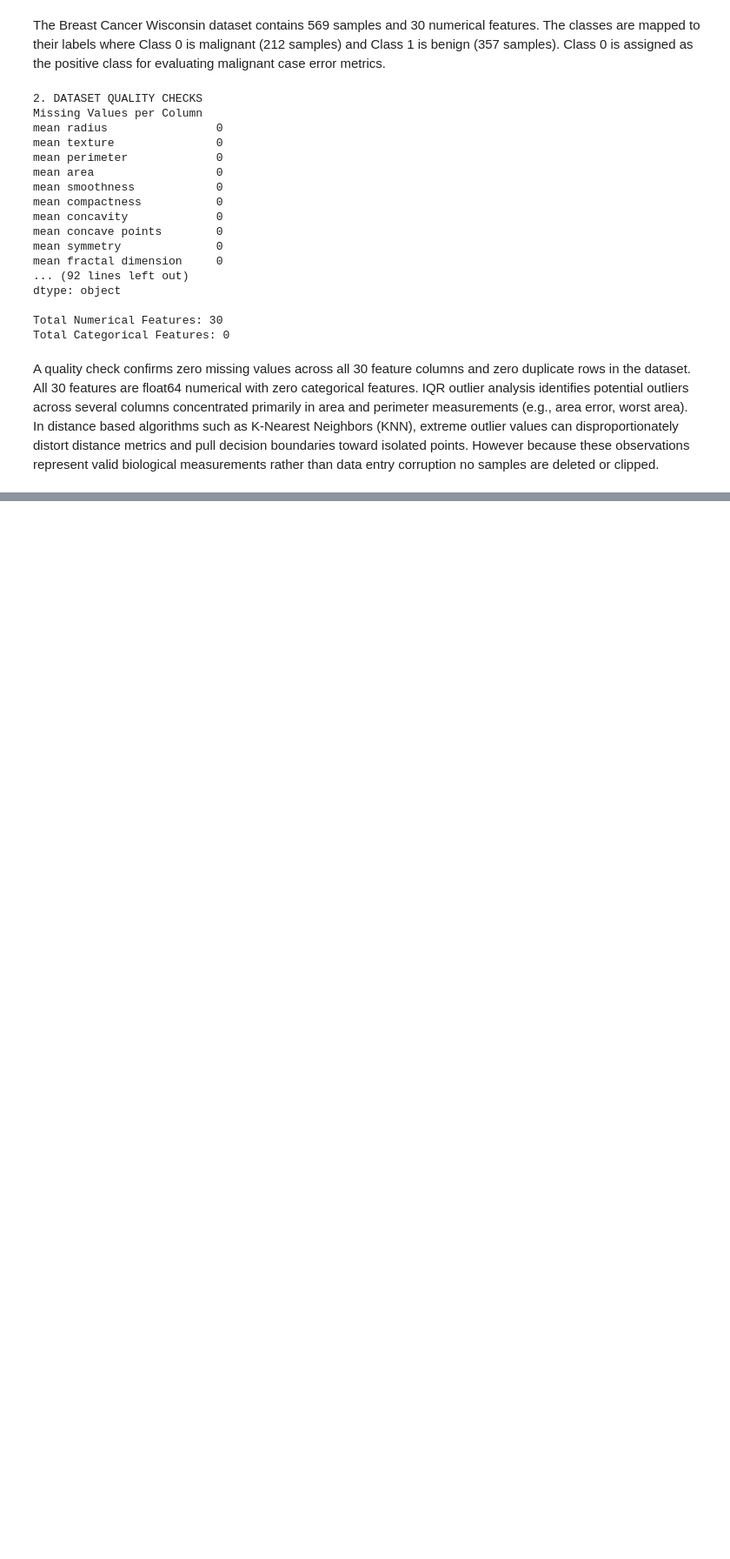
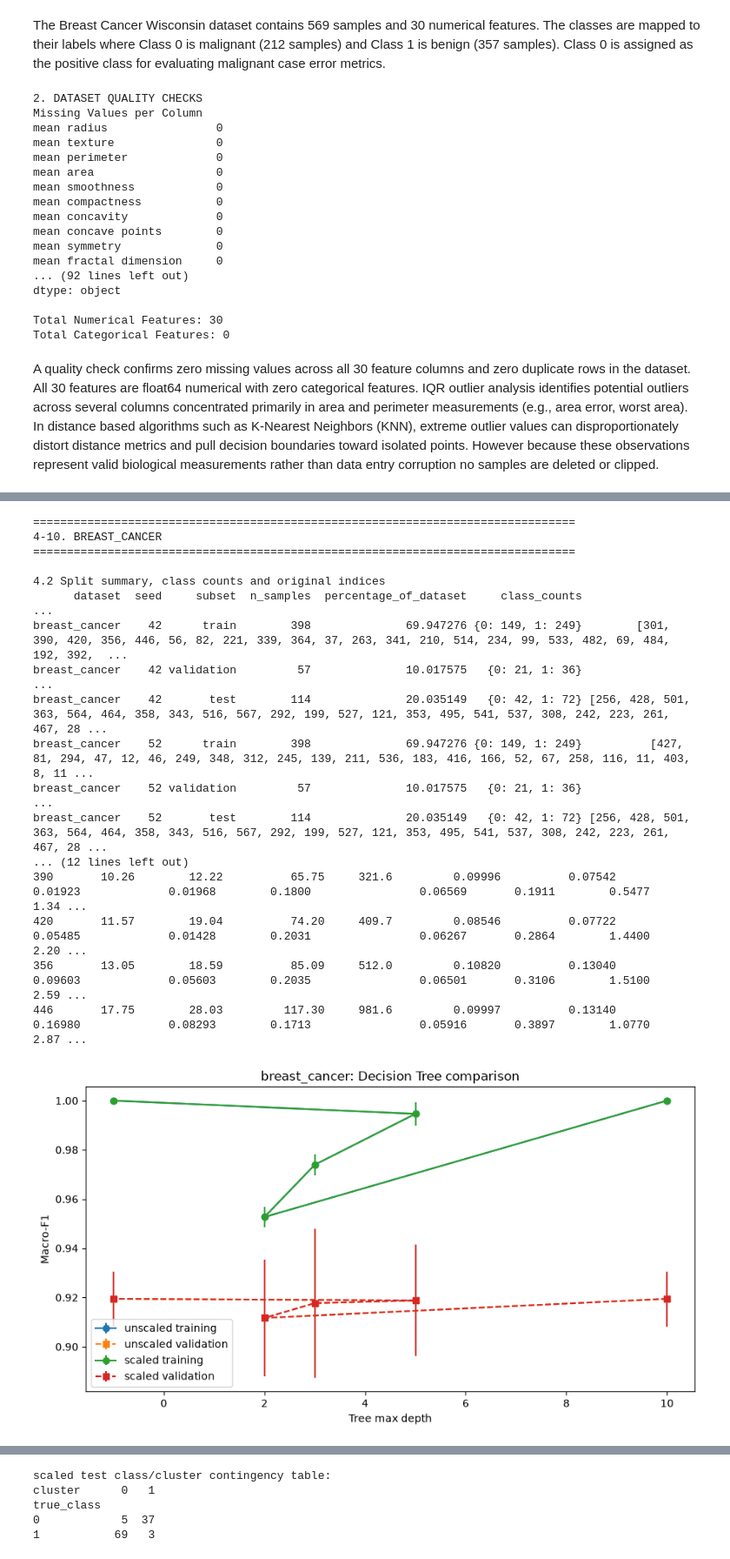
Before and after one commit to Mnour3593/ML-Midterm, a Jupyter notebook: breast_cancer.ipynb, the cells around one changed output, grey strips where cells are left out. Shown at 87% size. Cells and saved outputs as stored; diff of their text form; code cells hidden in the pictures; blank space fills up the shorter version.

```diff
--- a/breast_cancer.ipynb
+++ b/breast_cancer.ipynb
@@ -112,0 +215,30 @@ A quality check confirms zero missing values across all 30 feature columns and z
+# %%
+from midterm_pipeline import run_dataset
+
+breast_cancer_results = run_dataset(
+    dataset_name="breast_cancer",
+    X=X,
+    y=y,
+    target_names=cancer.target_names,
+    n_clusters=2,
+    plot_features=["mean radius", "mean texture"],
+)
+# %% [output]
+================================================================================
+4-10. BREAST_CANCER
+================================================================================
+
+4.2 Split summary, class counts and original indices
+      dataset  seed     subset  n_samples  percentage_of_dataset     class_counts                                                                                                                        ...
+breast_cancer    42      train        398              69.947276 {0: 149, 1: 249}        [301, 390, 420, 356, 446, 56, 82, 221, 339, 364, 37, 263, 341, 210, 514, 234, 99, 533, 482, 69, 484, 192, 392,  ...
+breast_cancer    42 validation         57              10.017575   {0: 21, 1: 36}                                                                                                                        ...
+breast_cancer    42       test        114              20.035149   {0: 42, 1: 72} [256, 428, 501, 363, 564, 464, 358, 343, 516, 567, 292, 199, 527, 121, 353, 495, 541, 537, 308, 242, 223, 261, 467, 28 ...
+breast_cancer    52      train        398              69.947276 {0: 149, 1: 249}          [427, 81, 294, 47, 12, 46, 249, 348, 312, 245, 139, 211, 536, 183, 416, 166, 52, 67, 258, 116, 11, 403, 8, 11 ...
+breast_cancer    52 validation         57              10.017575   {0: 21, 1: 36}                                                                                                                        ...
+breast_cancer    52       test        114              20.035149   {0: 42, 1: 72} [256, 428, 501, 363, 564, 464, 358, 343, 516, 567, 292, 199, 527, 121, 353, 495, 541, 537, 308, 242, 223, 261, 467, 28 ...
+... (12 lines left out)
+390       10.26        12.22          65.75     321.6         0.09996          0.07542        0.01923             0.01968        0.1800                0.06569       0.1911        0.5477           1.34 ...
+420       11.57        19.04          74.20     409.7         0.08546          0.07722        0.05485             0.01428        0.2031                0.06267       0.2864        1.4400           2.20 ...
+356       13.05        18.59          85.09     512.0         0.10820          0.13040        0.09603             0.05603        0.2035                0.06501       0.3106        1.5100           2.59 ...
+446       17.75        28.03         117.30     981.6         0.09997          0.13140        0.16980             0.08293        0.1713                0.05916       0.3897        1.0770           2.87 ...
+[figure, added]
@@ -112,0 +273,5 @@ A quality check confirms zero missing values across all 30 feature columns and z
+scaled test class/cluster contingency table:
+cluster      0   1
+true_class
+0            5  37
+1           69   3
```
Also changed, not shown: parts of 8 cells of this notebook, 34 other files.
